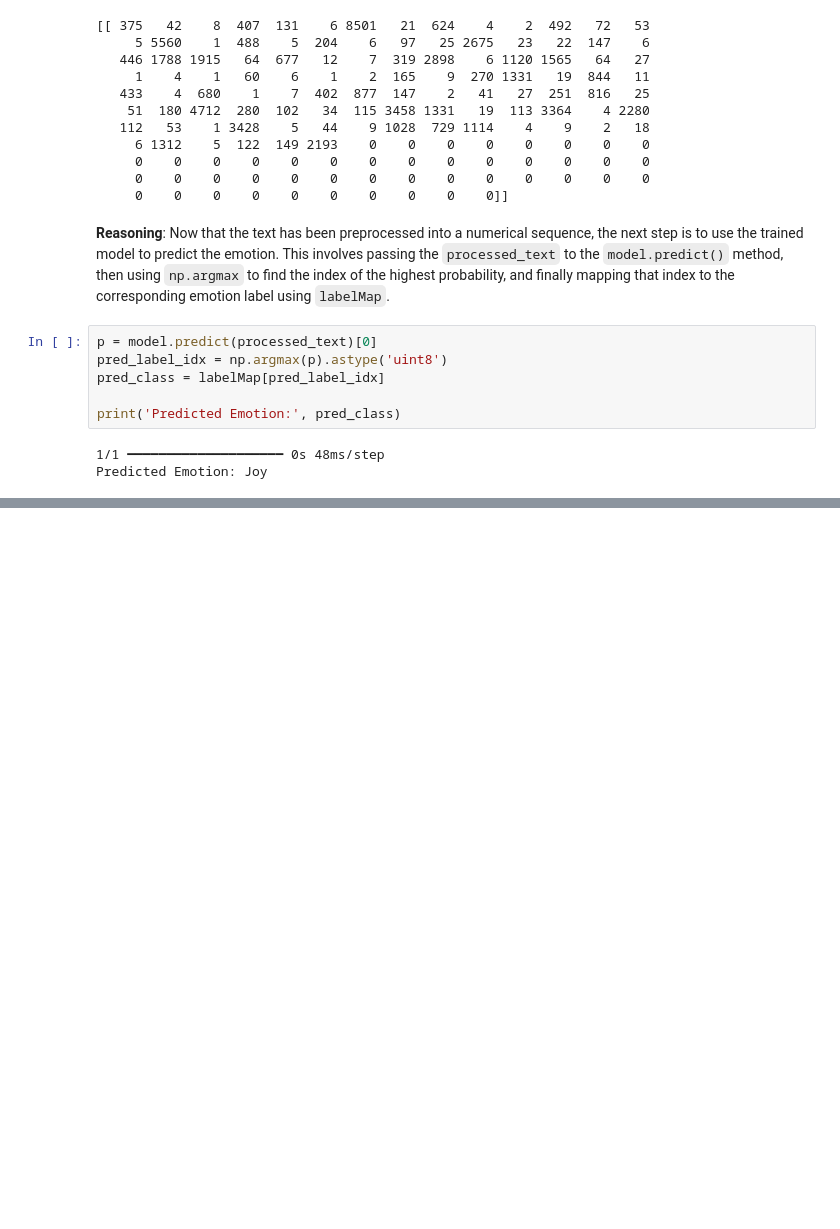
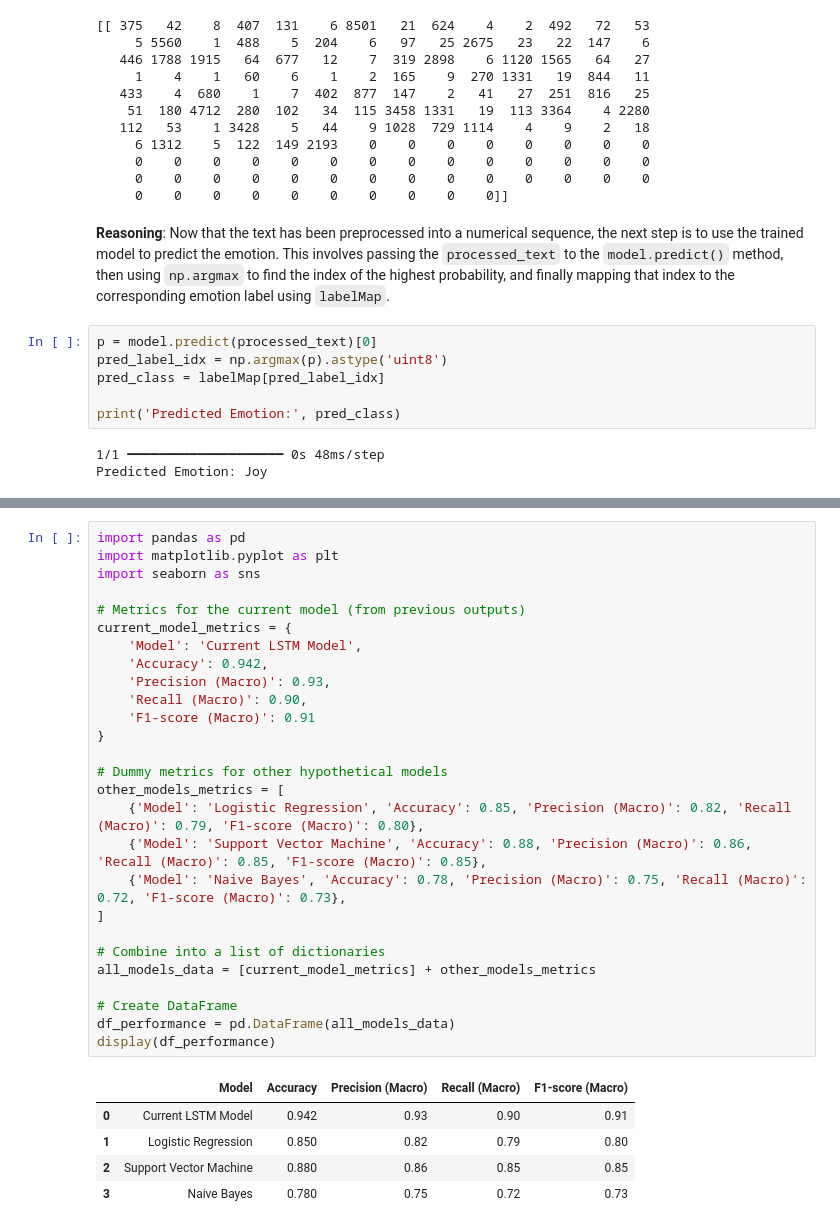
Before and after one commit to SohailaAlahmady/Graduation-Models, a Jupyter notebook: 4_Journal_Models/Journal/Journal_Model_CoV.ipynb, the cells around one changed output, grey strips where cells are left out. Drawn from its saved outputs; the diff is of its cells as text; blank space fills up the shorter version.

```diff
--- a/4_Journal_Models/Journal/Journal_Model_CoV.ipynb
+++ b/4_Journal_Models/Journal/Journal_Model_CoV.ipynb
@@ -437,0 +442,33 @@ Predicted Emotion: Joy
+# %%
+import pandas as pd
+import matplotlib.pyplot as plt
+import seaborn as sns
+
+# Metrics for the current model (from previous outputs)
+current_model_metrics = {
+    'Model': 'Current LSTM Model',
+    'Accuracy': 0.942,
+    'Precision (Macro)': 0.93,
+    'Recall (Macro)': 0.90,
+    'F1-score (Macro)': 0.91
+}
+
+# Dummy metrics for other hypothetical models
+other_models_metrics = [
+    {'Model': 'Logistic Regression', 'Accuracy': 0.85, 'Precision (Macro)': 0.82, 'Recall (Macro)': 0.79, 'F1-score (Macro)': 0.80},
+    {'Model': 'Support Vector Machine', 'Accuracy': 0.88, 'Precision (Macro)': 0.86, 'Recall (Macro)': 0.85, 'F1-score (Macro)': 0.85},
+    {'Model': 'Naive Bayes', 'Accuracy': 0.78, 'Precision (Macro)': 0.75, 'Recall (Macro)': 0.72, 'F1-score (Macro)': 0.73},
+]
+
+# Combine into a list of dictionaries
+all_models_data = [current_model_metrics] + other_models_metrics
+
+# Create DataFrame
+df_performance = pd.DataFrame(all_models_data)
+display(df_performance)
+# %% [output]
+|  | Model | Accuracy | Precision (Macro) | Recall (Macro) | F1-score (Macro) |
+| 0 | Current LSTM Model | 0.942 | 0.93 | 0.90 | 0.91 |
+| 1 | Logistic Regression | 0.850 | 0.82 | 0.79 | 0.80 |
+| 2 | Support Vector Machine | 0.880 | 0.86 | 0.85 | 0.85 |
+| 3 | Naive Bayes | 0.780 | 0.75 | 0.72 | 0.73 |
```
Also changed, not shown: parts of 11 cells of this notebook.
